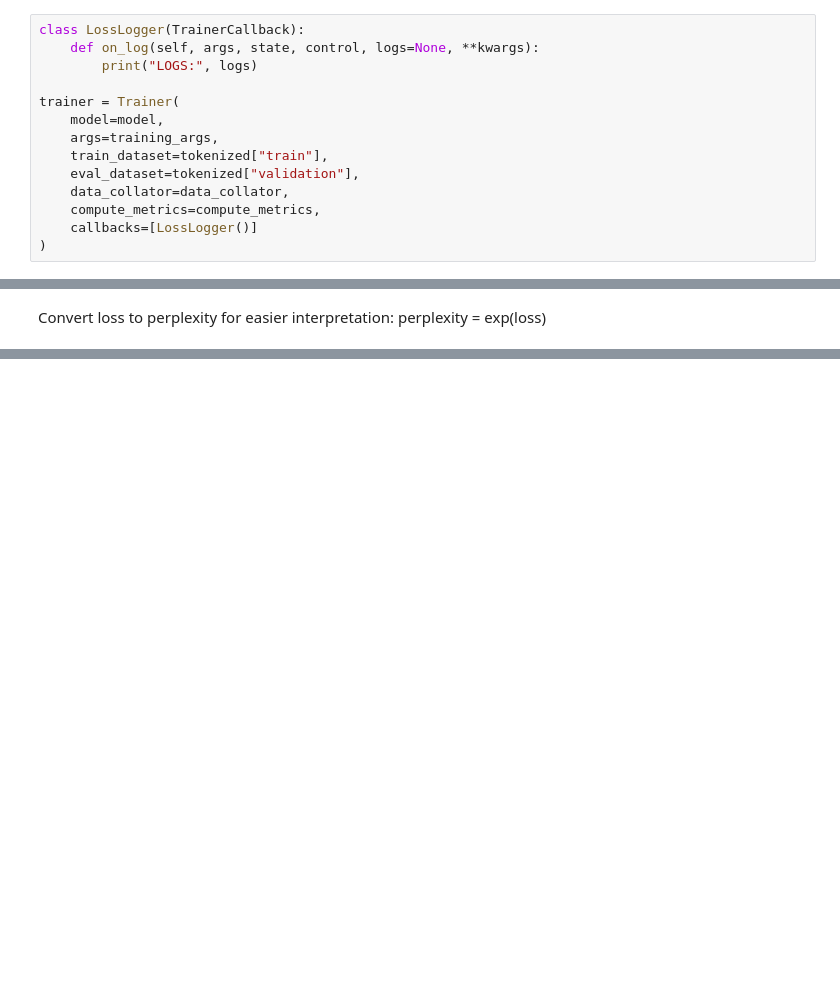
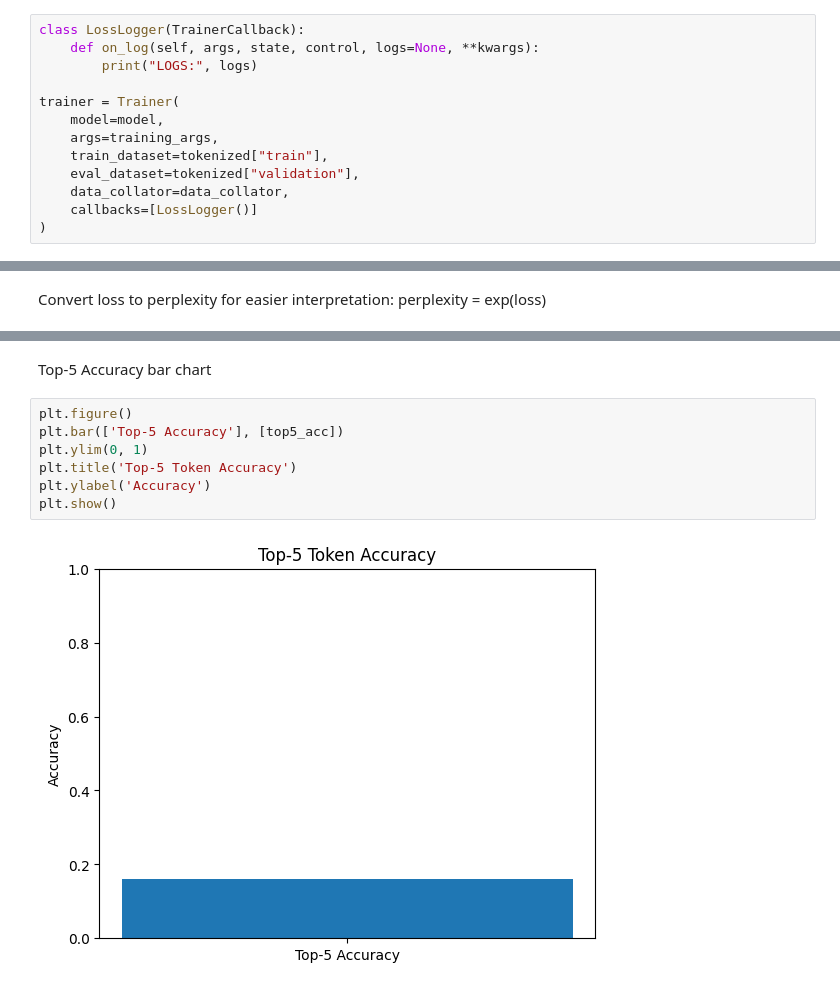
Before and after one commit to zfir-dev/TypeScriptMate-Training, a Jupyter notebook: TS Files to Transformer Model.ipynb, the cells around one changed output, grey strips where cells are left out. Drawn from its saved outputs; the diff is of its cells as text; blank space fills up the shorter version.

```diff
--- a/TS Files to Transformer Model.ipynb
+++ b/TS Files to Transformer Model.ipynb
@@ -254,7 +328,6 @@ trainer = Trainer(
     train_dataset=tokenized["train"],
     eval_dataset=tokenized["validation"],
     data_collator=data_collator,
-    compute_metrics=compute_metrics,
     callbacks=[LossLogger()]
 )
 # %% [markdown]
@@ -331,0 +488,11 @@ plt.show()
+# %% [markdown]
+Top-5 Accuracy bar chart
+# %%
+plt.figure()
+plt.bar(['Top-5 Accuracy'], [top5_acc])
+plt.ylim(0, 1)
+plt.title('Top-5 Token Accuracy')
+plt.ylabel('Accuracy')
+plt.show()
+# %% [output]
+[figure, added]
```
Also changed, not shown: parts of 17 cells of this notebook.
